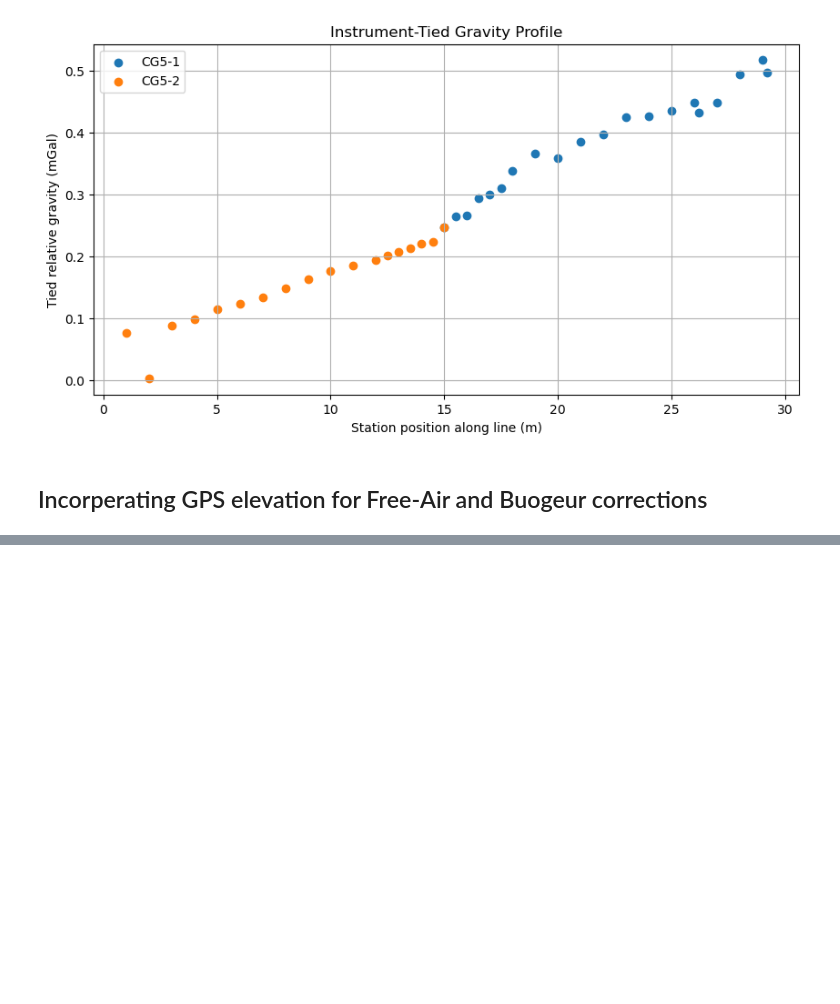
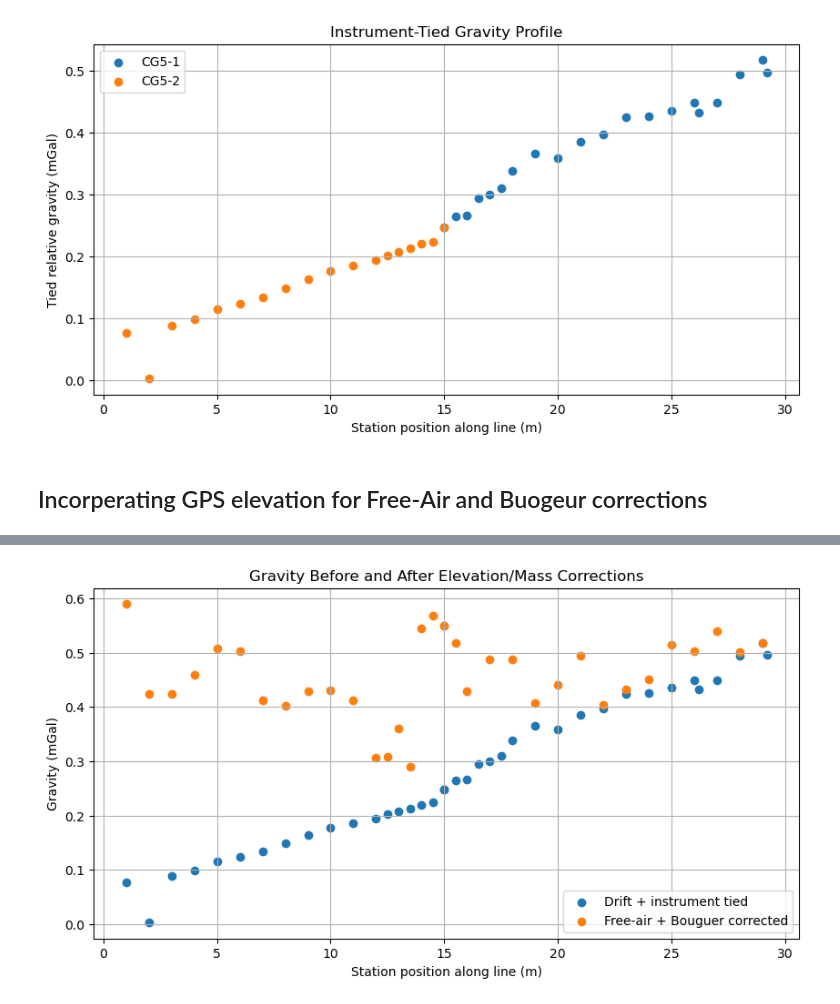
Before and after one commit to tessamurphy16/Geophysical-Characterization-of-the-Historic-Onyx-Mine-in-Steamboat-Springs-CO.-, a Jupyter notebook: notebooks/WORKING ipynb files/gravity_onyx.ipynb, the cells around one changed output, grey strips where cells are left out. Cells and saved outputs as stored; diff of their text form; code cells hidden in the pictures; blank space fills up the shorter version.

Commit message:
Updating the gravity notebook and PY file. I also added a CSV of the corrected gravity data

```diff
--- a/notebooks/WORKING ipynb files/gravity_onyx.ipynb
+++ b/notebooks/WORKING ipynb files/gravity_onyx.ipynb
@@ -176,0 +214,25 @@ FileNotFoundError: [Errno 2] No such file or directory: '../../data/gravity/raw_
+# %%
+import matplotlib.pyplot as plt
+
+plt.figure(figsize=(10, 5))
+
+plt.scatter(
+    bouguer_corrected["station"],
+    bouguer_corrected["gravity_tied_mgal"],
+    label="Drift + instrument tied"
+)
+
+plt.scatter(
+    bouguer_corrected["station"],
+    bouguer_corrected["bouguer_gravity_mgal"],
+    label="Free-air + Bouguer corrected"
+)
+
+plt.xlabel("Station position along line (m)")
+plt.ylabel("Gravity (mGal)")
+plt.title("Gravity Before and After Elevation/Mass Corrections")
+plt.grid(True)
+plt.legend()
+plt.show()
+# %% [output]
+[figure, added]
```
Also changed, not shown: parts of 10 cells of this notebook, 2 other files.
